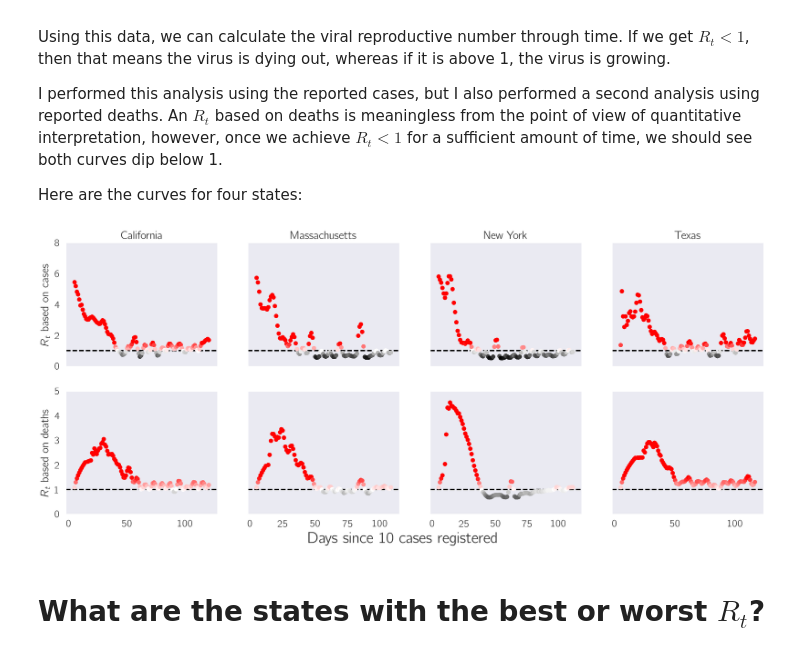
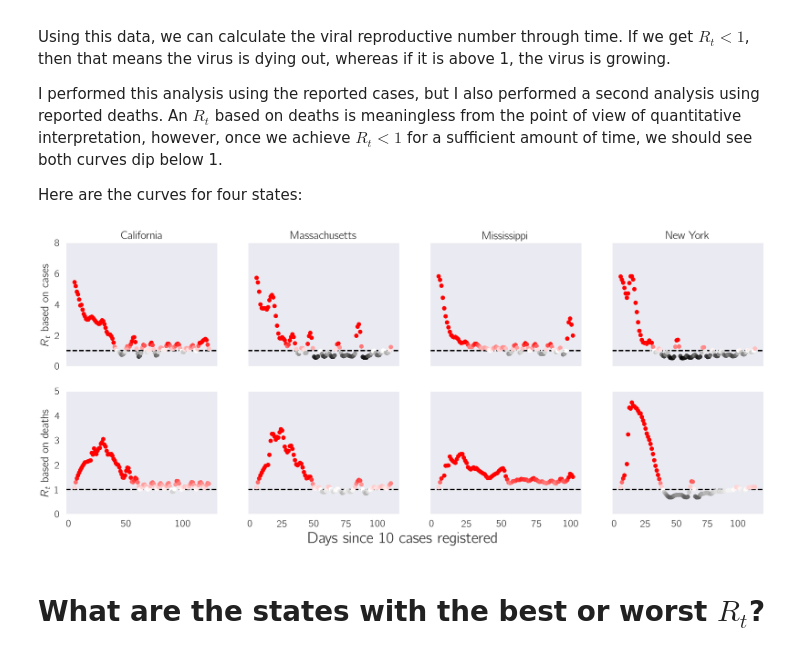
Before and after one commit to dangeles/dangeles.github.io, a Jupyter notebook: jupyter/covid19_rolling.ipynb, the cells around one changed output. Drawn from its saved outputs; the diff is of its cells as text; code cells hidden in the pictures.

```diff
--- a/jupyter/covid19_rolling.ipynb
+++ b/jupyter/covid19_rolling.ipynb
@@ -309,11 +309,11 @@ I performed this analysis using the reported cases, but I also performed a secon
 
 Here are the curves for four states:
 # %%
-states = ['New York', 'California', 'Massachusetts', 'Texas']
+states = ['New York', 'California', 'Massachusetts', 'Mississippi']
 maxR = cv.plot_rt(states, df, df.cases > 10)
 _ = plt.figtext(.5, .045, 'Days since 10 cases registered', fontsize=25, ha='center')
 # %% [output]
-[figure, old version]
+[figure, new version]
 # %% [markdown]
 # What are the states with the best or worst $R_t$?
 # %%
```
Also changed, not shown: parts of 16 cells of this notebook, 3 other files.
